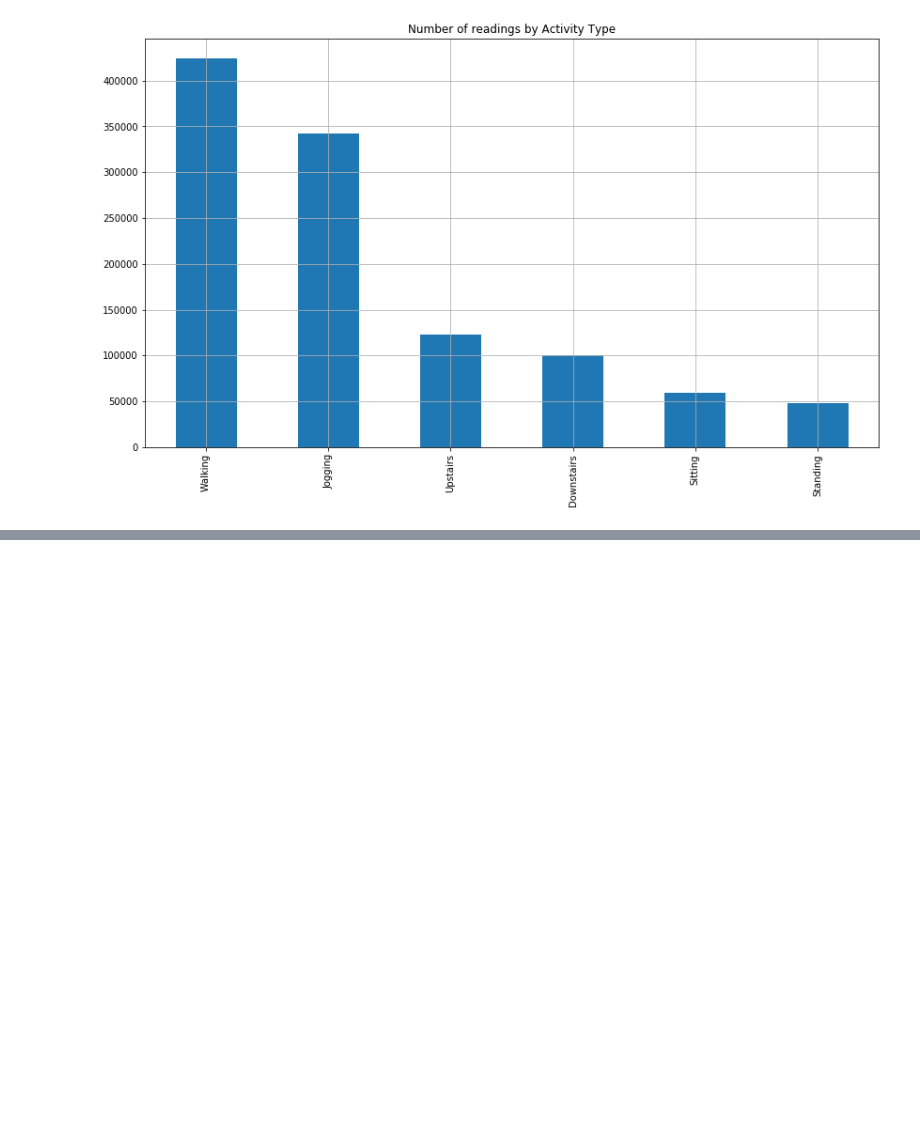
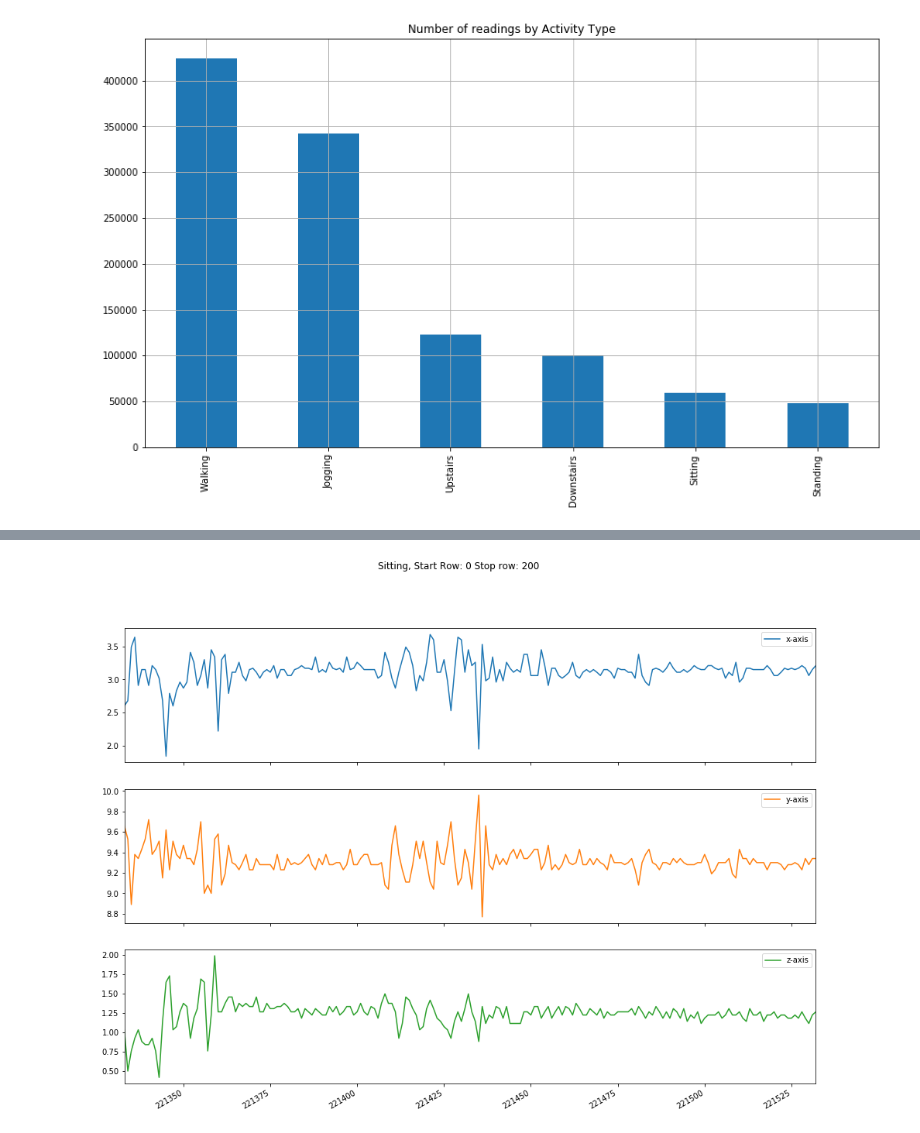
Before and after one commit to sarath-githu/HAR_LSTM_COLAB, a Jupyter notebook: HAR_LSTM_FirstAttempt.ipynb, the cells around one changed output, grey strips where cells are left out. Saved outputs shown, nothing was run; the diff lists cells and outputs as text; code cells hidden in the pictures; blank space fills up the shorter version.

```diff
--- a/HAR_LSTM_FirstAttempt.ipynb
+++ b/HAR_LSTM_FirstAttempt.ipynb
@@ -108,0 +122,12 @@ countOfActivities.plot(kind='bar',title='Number of readings by Activity Type',fi
+# %%
+def plot_activity(activity,df,start=0,stop=200):
+  extractRowsOfActivity = (df['activity'] == activity)  # Output will be true/false.
+  data = df[extractRowsOfActivity] # data has only rows that are for the requested activity.
+  data = data[['x-axis','y-axis','z-axis']] # data has only the accelerometer columns.
+  data = data[start:stop]
+
+  ax = data.plot(subplots=True,figsize=(16,12),title=activity+ ', Start Row: '+str(start)+' Stop row: '+str(stop)) # Plot accelerometer for the activity.
+# %%
+plot_activity('Sitting',df)
+# %% [output]
+[figure, added]
```
Also changed, not shown: parts of 43 cells of this notebook.
